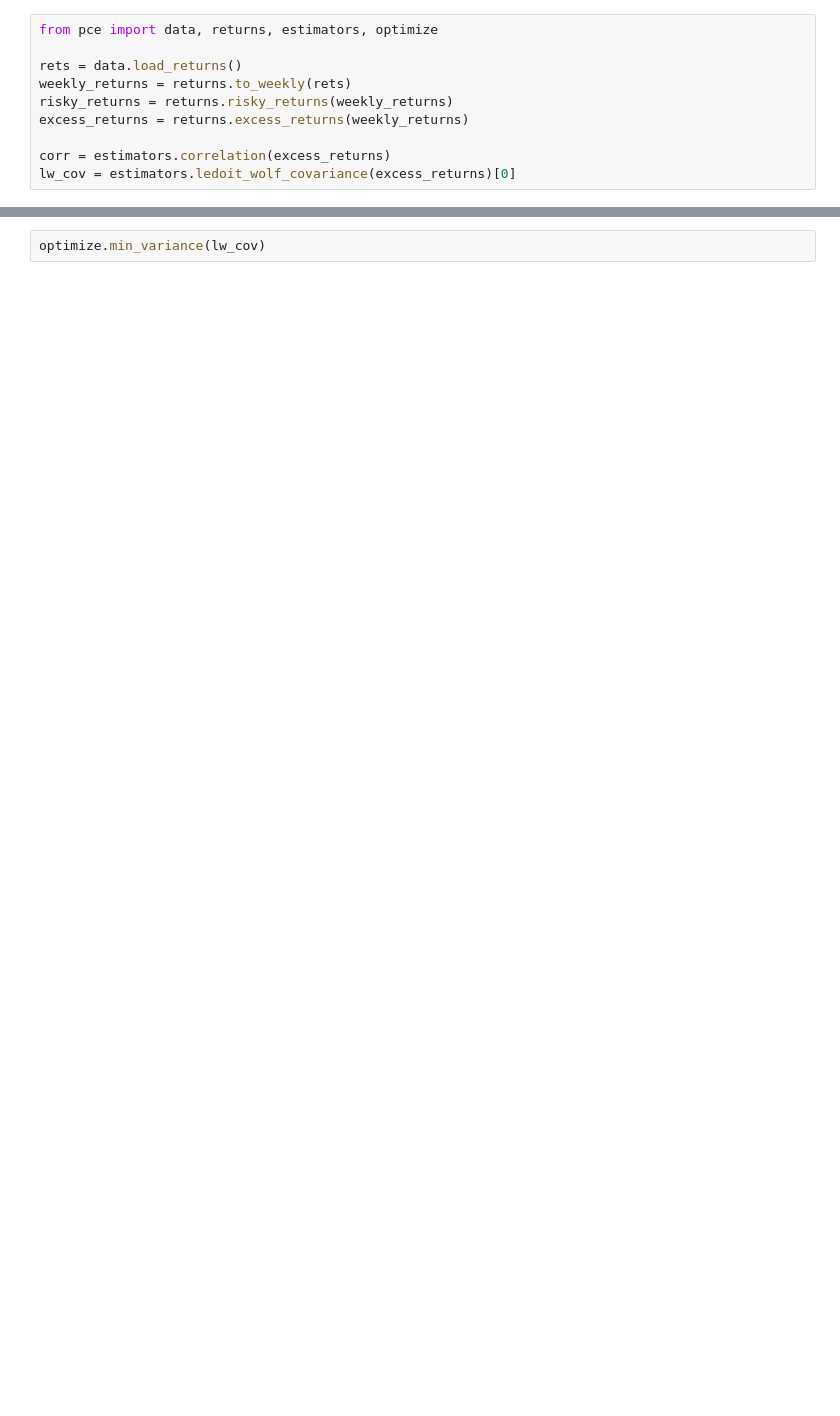
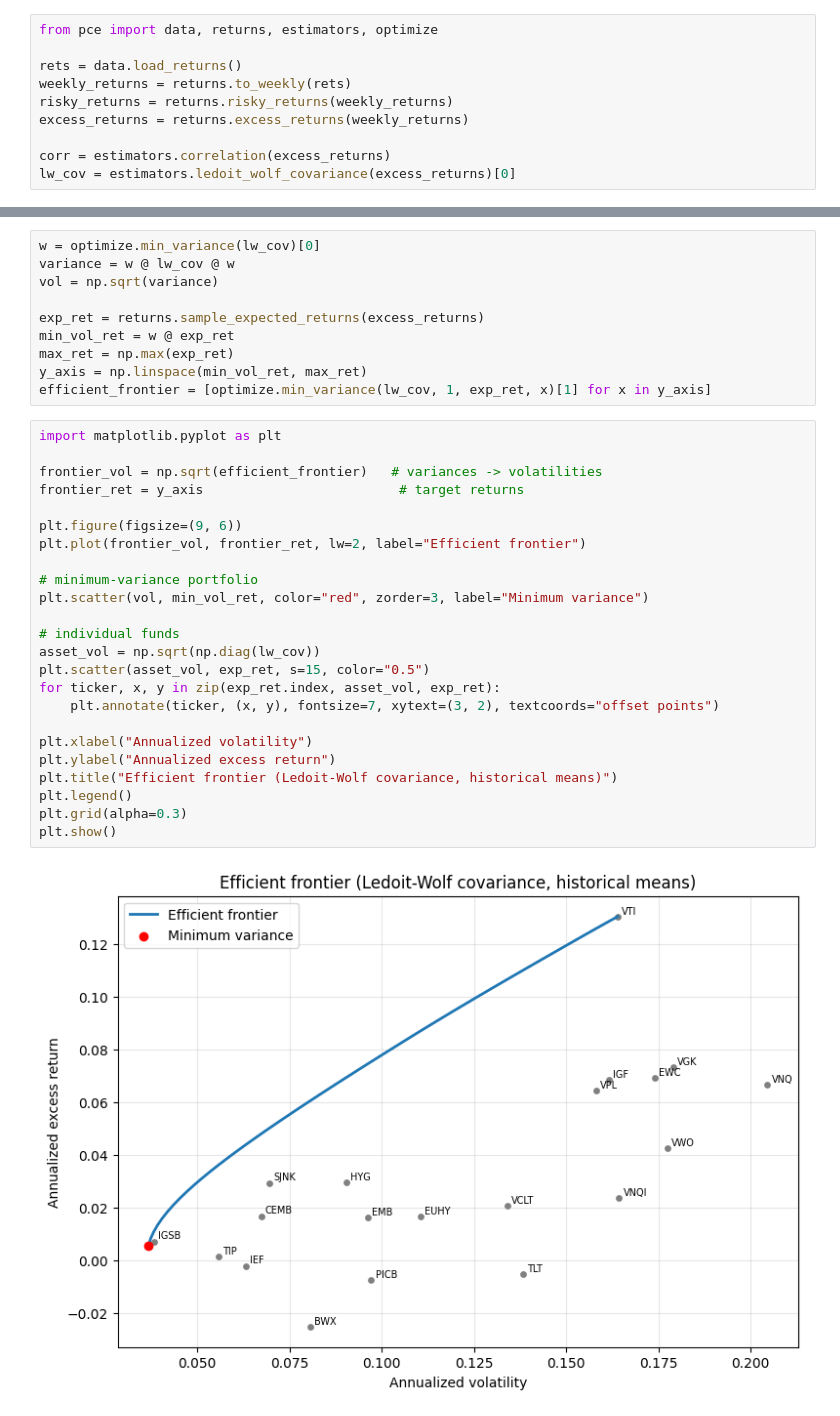
Before and after one commit to RithvikKolanu/portfolio-construction-model, a Jupyter notebook: notebooks/01_portfolio_construction.ipynb, the cells around one changed output, grey strips where cells are left out. Saved outputs shown, nothing was run; the diff lists cells and outputs as text; blank space fills up the shorter version.

```diff
--- a/notebooks/01_portfolio_construction.ipynb
+++ b/notebooks/01_portfolio_construction.ipynb
@@ -45,2 +46,36 @@ Text(0.5, 1.0, 'Weekly excess-return correlations')
 # %%
-optimize.min_variance(lw_cov)
+w = optimize.min_variance(lw_cov)[0]
+variance = w @ lw_cov @ w
+vol = np.sqrt(variance)
+
+exp_ret = returns.sample_expected_returns(excess_returns)
+min_vol_ret = w @ exp_ret
+max_ret = np.max(exp_ret)
+y_axis = np.linspace(min_vol_ret, max_ret)
+efficient_frontier = [optimize.min_variance(lw_cov, 1, exp_ret, x)[1] for x in y_axis]
+# %%
+import matplotlib.pyplot as plt
+
+frontier_vol = np.sqrt(efficient_frontier)   # variances -> volatilities
+frontier_ret = y_axis                         # target returns
+
+plt.figure(figsize=(9, 6))
+plt.plot(frontier_vol, frontier_ret, lw=2, label="Efficient frontier")
+
+# minimum-variance portfolio
+plt.scatter(vol, min_vol_ret, color="red", zorder=3, label="Minimum variance")
+
+# individual funds
+asset_vol = np.sqrt(np.diag(lw_cov))
+plt.scatter(asset_vol, exp_ret, s=15, color="0.5")
+for ticker, x, y in zip(exp_ret.index, asset_vol, exp_ret):
+    plt.annotate(ticker, (x, y), fontsize=7, xytext=(3, 2), textcoords="offset points")
+
+plt.xlabel("Annualized volatility")
+plt.ylabel("Annualized excess return")
+plt.title("Efficient frontier (Ledoit-Wolf covariance, historical means)")
+plt.legend()
+plt.grid(alpha=0.3)
+plt.show()
+# %% [output]
+[figure, added]
```
Also changed, not shown: parts of 6 cells of this notebook, 6 other files.
